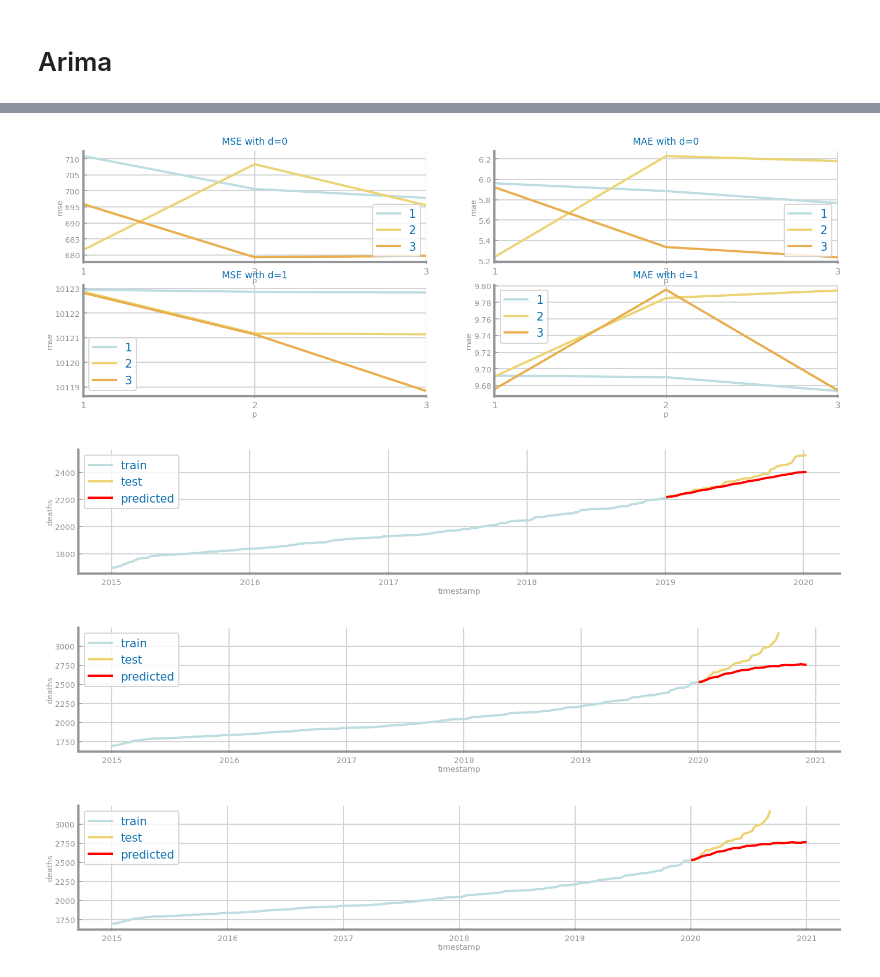
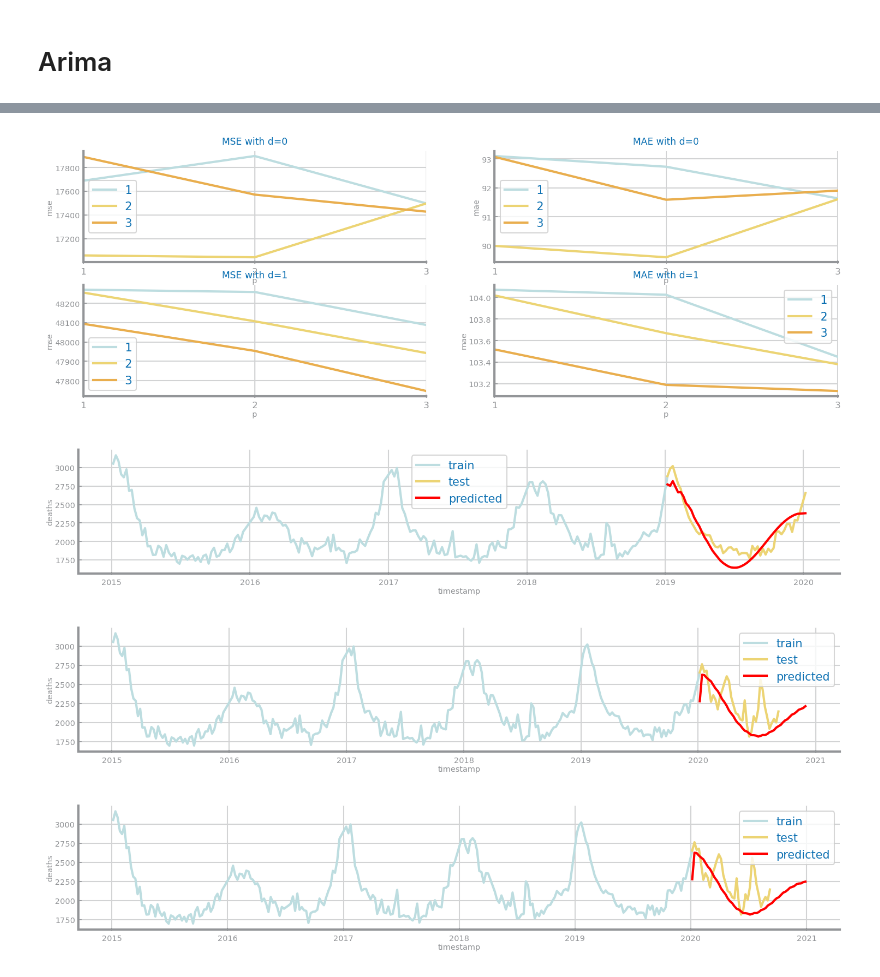
Before and after one commit to VivaRafael/CD, a Jupyter notebook: lab9_10/Forecasting - Deaths.ipynb, the cells around one changed output, grey strips where cells are left out. Cells and saved outputs as stored; diff of their text form; code cells hidden in the pictures.

```diff
--- a/lab9_10/Forecasting - Deaths.ipynb
+++ b/lab9_10/Forecasting - Deaths.ipynb
@@ -6,7 +6,8 @@ import ds_functions as ds
 
 data = pd.read_csv('deaths_pt.csv', index_col='start_date', sep=',', decimal='.',
                    parse_dates=True, infer_datetime_format=True)
-data = data.asfreq('W-Mon').dropna()
+data = data.sort_index()
+#data = data.asfreq('W-Mon').dropna()
 
 x_label='timestamp'
 y_label='deaths'
@@ -78,39 +79,39 @@ for d in (0, 1):
     ds.multiple_line_chart(params, mae, ax=axs[d, 1], title=f'MAE with d={d}', xlabel='p', ylabel='mae')
 plt.show()
 # %% [output]
-[figure, old version]
+[figure, new version]
 # %%
 def plot_forecasting(train: pd.Series, test: pd.Series, pred,
                      ax: plt.Axes=None, x_label: str = 'time', y_label:str =''):
     if ax is None:
         ax = plt.gca()
     ax.plot(train, label='train')
     ax.plot(test, label='test')
     ax.set_xlabel(x_label)
     ax.set_ylabel(y_label)
     ax.plot(pred.index, pred.values, label='predicted', color='r')
     plt.legend()
 
-p, d, q = 10, 1, 10
+p, d, q = 5, 0, 5
 n = len(df)
 train = df[:201]
 test = df[200:251]
 
 mod = ARIMA(train, order=(p, d, q))
 mod = mod.fit()
 pred = mod.predict(start = 201, end = 251)
 
 pred = pd.Series(pred.values, test.index)
 
 plt.figure(figsize=(FIG_WIDTH, FIG_HEIGHT))
 plot_forecasting(train, test, pred, x_label=x_label, y_label=y_label)
 plt.show()
 # %% [output]
-[figure, old version]
+[figure, new version]
 # %%
 from datetime import timedelta
 
-p, d, q = 10, 1, 10
+p, d, q = 5, 0, 5
 n = len(df)
 train = df[:251]
 test = df[250:]
@@ -132,11 +133,11 @@ plt.figure(figsize=(FIG_WIDTH, FIG_HEIGHT))
 plot_forecasting(train, test, pred, x_label=x_label, y_label=y_label)
 plt.show()
 # %% [output]
-[figure, old version]
+[figure, new version]
 # %%
 from datetime import timedelta
 
-p, d, q = 10, 1, 10
+p, d, q = 5, 0, 5
 n = len(df)
 train = df[:251]
 test = df[250:]
@@ -158,4 +159,4 @@ plt.figure(figsize=(FIG_WIDTH, FIG_HEIGHT))
 plot_forecasting(train, test, pred, x_label=x_label, y_label=y_label)
 plt.show()
 # %% [output]
-[figure, old version]
+[figure, new version]
```
Also changed, not shown: parts of 4 cells of this notebook, 4 other files.
